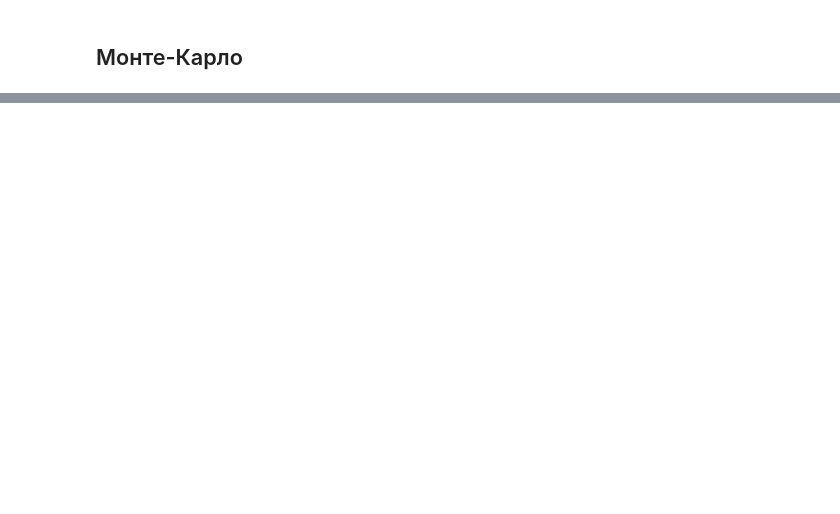
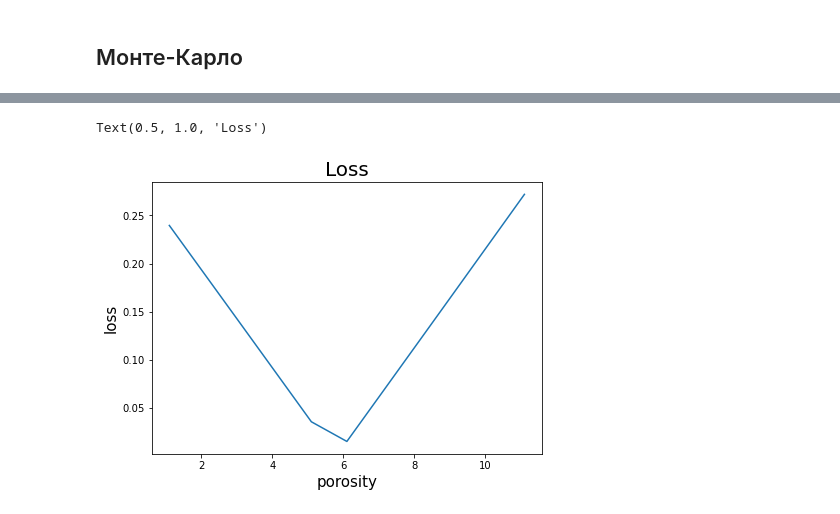
Before and after one commit to vdvorian/gradientDescent, a Jupyter notebook: inverse_proplem.ipynb, the cells around one changed output, grey strips where cells are left out. Cells and saved outputs as stored; diff of their text form; code cells hidden in the pictures; blank space fills up the shorter version.

```diff
--- a/inverse_proplem.ipynb
+++ b/inverse_proplem.ipynb
@@ -761,4 +621,0 @@ draw_HS_plots(proportion, ill_prop, ill_bulk_d, ill_bulk_u, ill_bulk_average,
-# %%
-# в методе SCA необходимо учитывать также аспектные отношения, поэтому немного изменим данные
-matrix = [cal_dol_anh[0], cal_dol_anh[1], 1]   # смесь кальцит+доломит+ангидрит с аспектным отношением 1
-illite = [25.3, 16.3, 0.001]
@@ -902,0 +712,11 @@ vs (км/с) 2.790428634430583
+# %%
+true_porosity = real_porosity
+# true_porosity = 10.3
+vp_true, vs_true = do_forward_problem(get_proportion_for_HS, get_moduli_by_HS, get_moduli_by_SCA, get_moduli_by_DEM,
+                         get_fluid_modulus_by_wood, get_saturated_by_gassman, get_velocity,
+                         calcite, dolomite, anhydrite, illite, water, gas, props, rho_components, true_porosity)
+
+print('истинная пористость:', true_porosity)
+print()
+print('истинное значение vp:', vp_true)
+print('истинное значение vs:', vs_true)
@@ -902,0 +736,28 @@ vs (км/с) 2.790428634430583
+# %%
+def get_loss(do_forward_problem_pores_fast, get_moduli_by_DEM, get_saturated_by_gassman,
+             cal_dol_anh_ill, fluid, rho_matrix, por, vp_true):
+    vp_sample, vs_sample, k, g = do_forward_problem_pores_fast(get_moduli_by_DEM, get_saturated_by_gassman,
+                                                               cal_dol_anh_ill, fluid, rho_matrix, por)
+    vp = abs(vp_true - vp_sample)
+    return vp
+# %%
+# построим график невязки
+
+por_np = np.arange(0.1, 2 * true_porosity, 1)
+por = por_np.tolist()
+
+loss = []
+
+for i in range(len(por)):
+    loss_sample = get_loss(do_forward_problem_pores_fast, get_moduli_by_DEM, get_saturated_by_gassman,
+                           cal_dol_anh_ill, fluid, rho_matrix, i, vp_true)
+    loss.append(loss_sample)
+
+plt.figure(figsize = (7, 5))
+plt.plot(por, loss)
+plt.xlabel('porosity', fontsize = 15)
+plt.ylabel('loss', fontsize = 15)
+plt.title('Loss', fontsize = 20)
+# %% [output]
+Text(0.5, 1.0, 'Loss')
+[figure, added]
```
Also changed, not shown: parts of 45 cells of this notebook.
